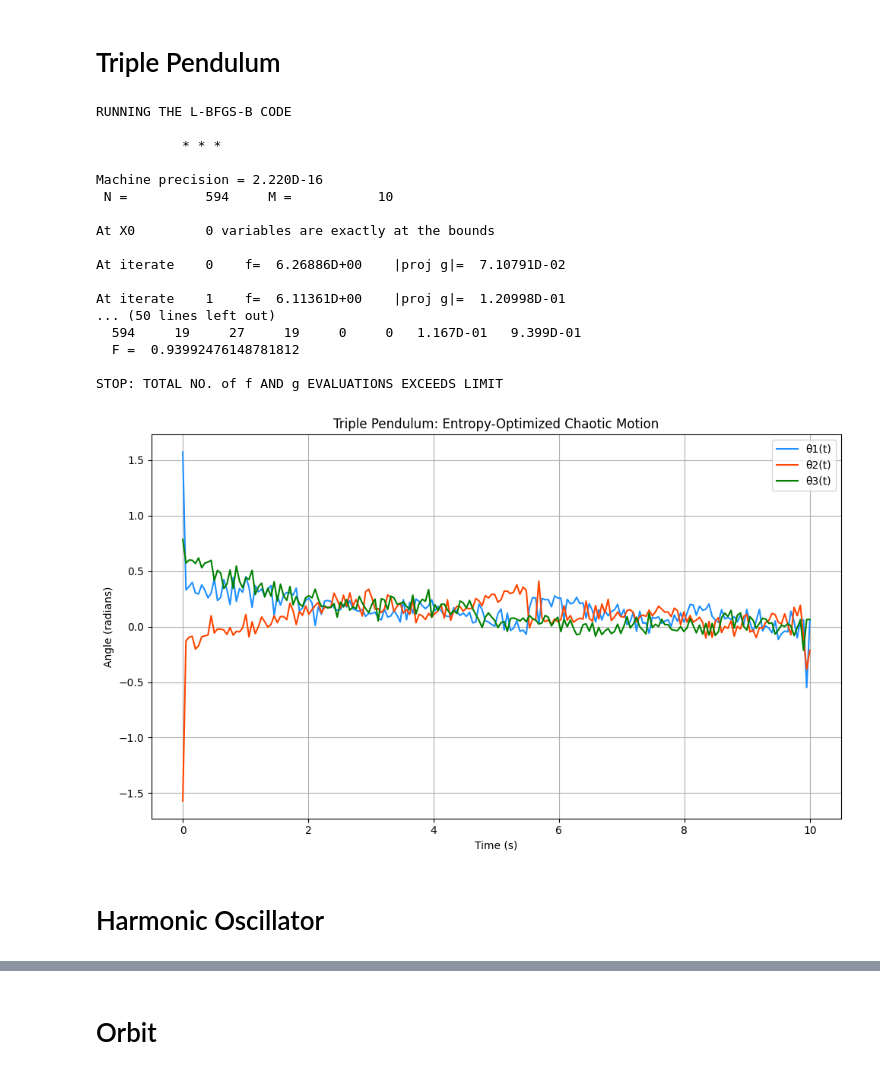
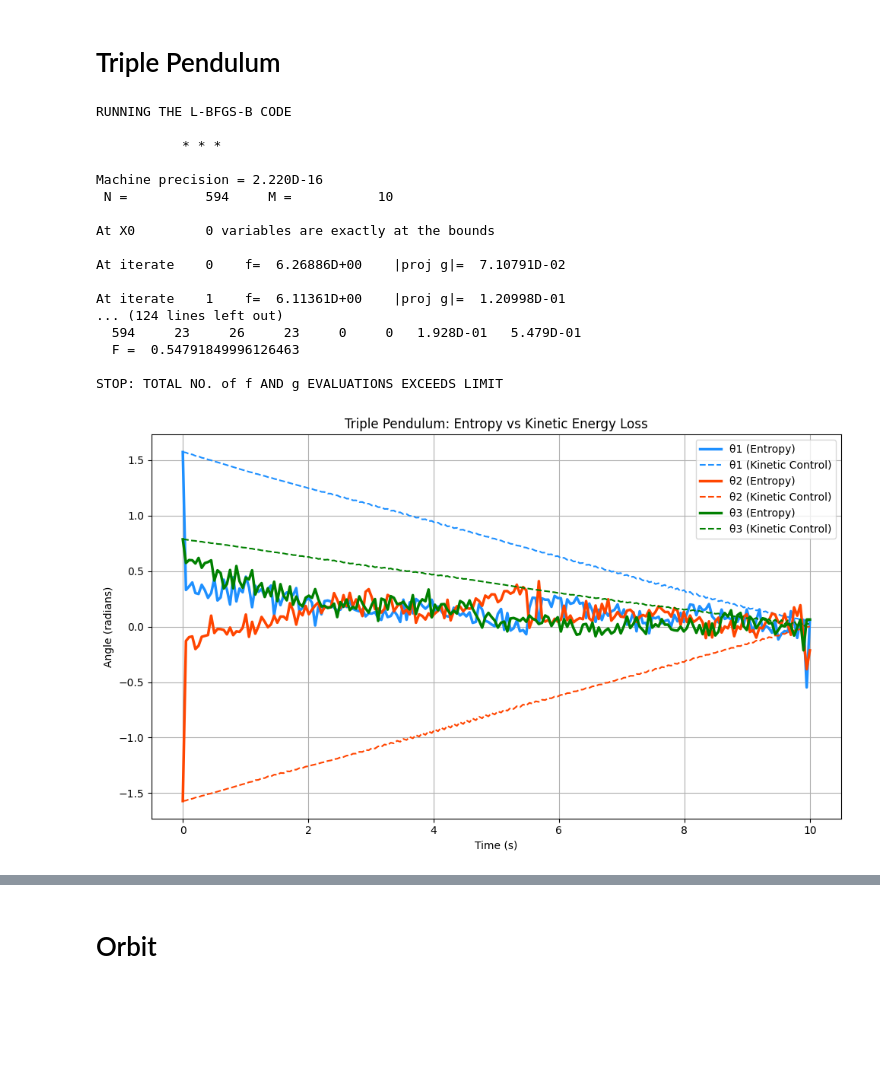
Before and after one commit to nking-1/Generativity, a Jupyter notebook: EntropyFlowLagrangianExamples.ipynb, the cells around one changed output, grey strips where cells are left out. Saved outputs shown, nothing was run; the diff lists cells and outputs as text; code cells hidden in the pictures; blank space fills up the shorter version.

```diff
--- a/EntropyFlowLagrangianExamples.ipynb
+++ b/EntropyFlowLagrangianExamples.ipynb
@@ -591,6 +691,24 @@ def entropy_loss(theta_flat):
 
     return entropy_term + pairwise_penalty
 
+
+def kinetic_energy_loss(theta_flat):
+    thetas = [np.zeros(N) for _ in range(3)]
+
+    for i in range(3):
+        thetas[i][0] = theta0[i]
+        thetas[i][1:-1] = theta_flat[i*(N-2):(i+1)*(N-2)]
+        thetas[i][-1] = theta_flat[-(3-i)]
+
+    dthetas_dt = [np.gradient(theta, dt) for theta in thetas]
+
+    total_energy = 0
+    for i in range(3):
+        total_energy += np.sum(dthetas_dt[i]**2) * dt
+
+    return total_energy
+
+
 # ------------------------------------------
 # 4. Optimization
 # ------------------------------------------
@@ -598,6 +716,14 @@ bounds = [(-3*np.pi, 3*np.pi)] * len(theta_inner_guess)
 
 result = minimize(
     entropy_loss,
+    theta_inner_guess,
+    method='L-BFGS-B',
+    bounds=bounds,
+    options={'disp': True, 'maxiter': 2000}
+)
+
+result_control = minimize(
+    kinetic_energy_loss,
     theta_inner_guess,
     method='L-BFGS-B',
     bounds=bounds,
@@ -613,41 +739,44 @@ for i in range(3):
     thetas[i][1:-1] = result.x[i*(N-2):(i+1)*(N-2)]
     thetas[i][-1] = result.x[-(3-i)]
 
+thetas_control = [np.zeros(N) for _ in range(3)]
+for i in range(3):
+    thetas_control[i][0] = theta0[i]
+    thetas_control[i][1:-1] = result_control.x[i*(N-2):(i+1)*(N-2)]
+    thetas_control[i][-1] = result_control.x[-(3-i)]
+
 # ------------------------------------------
 # 6. Plot Results
 # ------------------------------------------
 plt.figure(figsize=(10, 6))
 colors = ['dodgerblue', 'orangered', 'green']
 for i in range(3):
-    plt.plot(t_eval, thetas[i], label=f'θ{i+1}(t)', color=colors[i])
+    plt.plot(t_eval, thetas[i], '-', color=colors[i], linewidth=2.5, label=f'θ{i+1} (Entropy)')
+    plt.plot(t_eval, thetas_control[i], '--', color=colors[i], linewidth=1.5, label=f'θ{i+1} (Kinetic Control)')
 plt.xlabel("Time (s)")
 plt.ylabel("Angle (radians)")
-plt.title("Triple Pendulum: Entropy-Optimized Chaotic Motion")
+plt.title("Triple Pendulum: Entropy vs Kinetic Energy Loss")
 plt.legend()
 plt.grid(True)
 plt.tight_layout()
-
-plt.savefig("triple_pendulum_plot.png", dpi=300, bbox_inches='tight')
-
+plt.savefig("triple_pendulum_comparison.png", dpi=300, bbox_inches='tight')
 plt.show()
 # %% [output]
 RUNNING THE L-BFGS-B CODE
 
            * * *
 
 Machine precision = 2.220D-16
  N =          594     M =           10
 
 At X0         0 variables are exactly at the bounds
 
 At iterate    0    f=  6.26886D+00    |proj g|=  7.10791D-02
 
 At iterate    1    f=  6.11361D+00    |proj g|=  1.20998D-01
-... (50 lines left out)
-  594     19     27     19     0     0   1.167D-01   9.399D-01
-  F =  0.93992476148781812
+... (124 lines left out)
+  594     23     26     23     0     0   1.928D-01   5.479D-01
+  F =  0.54791849996126463
 
 STOP: TOTAL NO. of f AND g EVALUATIONS EXCEEDS LIMIT
-[figure, old version]
+[figure, new version]
-# %% [markdown]
-# Harmonic Oscillator
```
Also changed, not shown: parts of 13 cells of this notebook, 26 other files.
